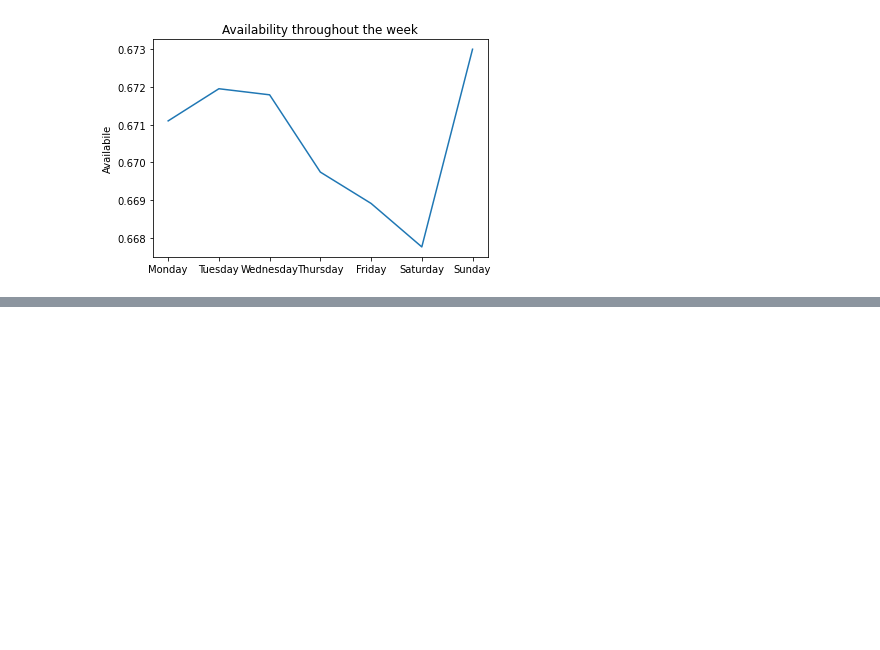
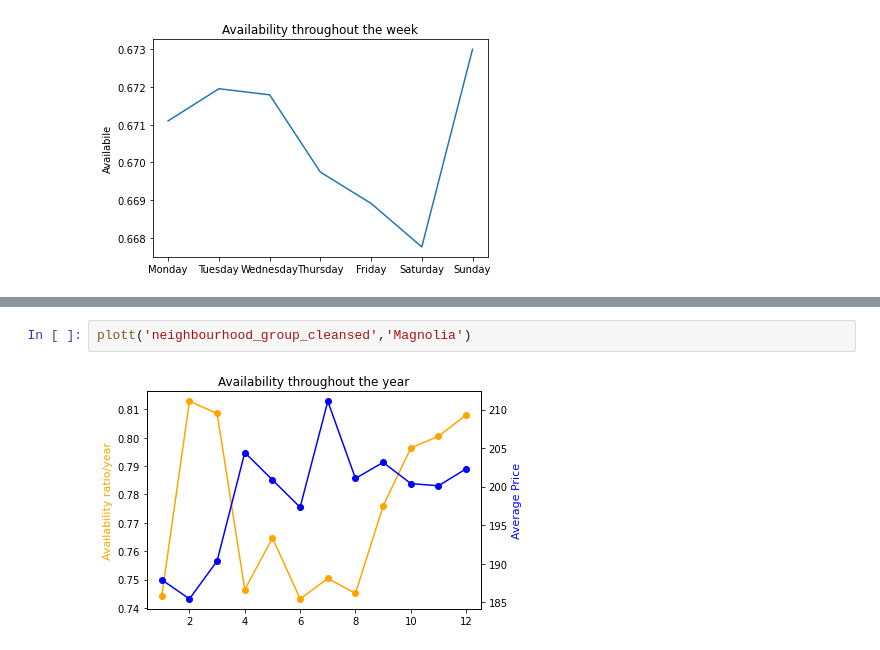
Before and after one commit to Ajax243/Airbnb_Seattle, a Jupyter notebook: calender_nb.ipynb, the cells around one changed output, grey strips where cells are left out. Cells and saved outputs as stored; diff of their text form; blank space fills up the shorter version.

```diff
--- a/calender_nb.ipynb
+++ b/calender_nb.ipynb
@@ -121,0 +218,4 @@ plt.show()
+# %%
+plott('neighbourhood_group_cleansed','Magnolia')
+# %% [output]
+[figure, added]
```
Also changed, not shown: parts of 12 cells of this notebook.
